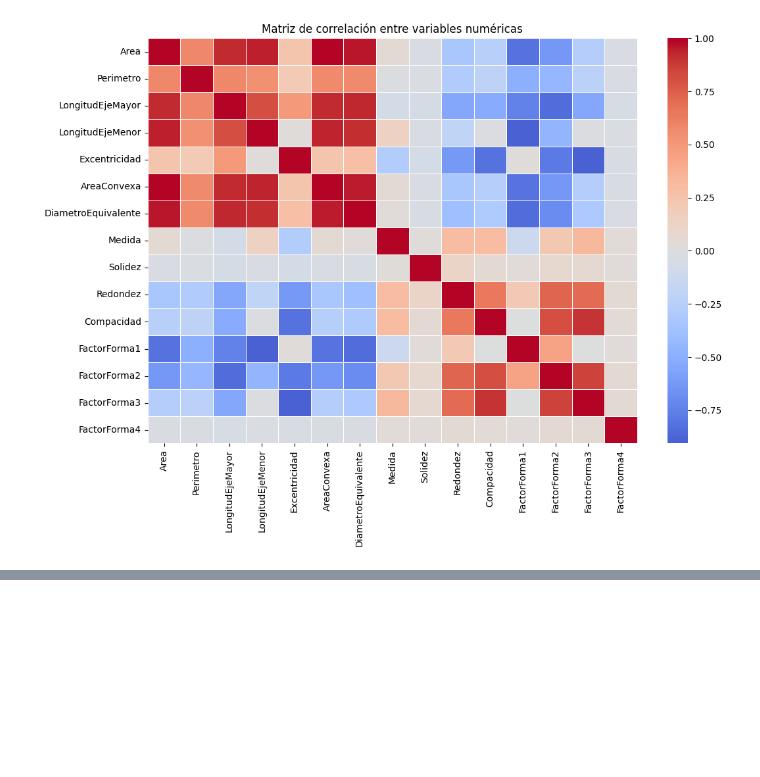
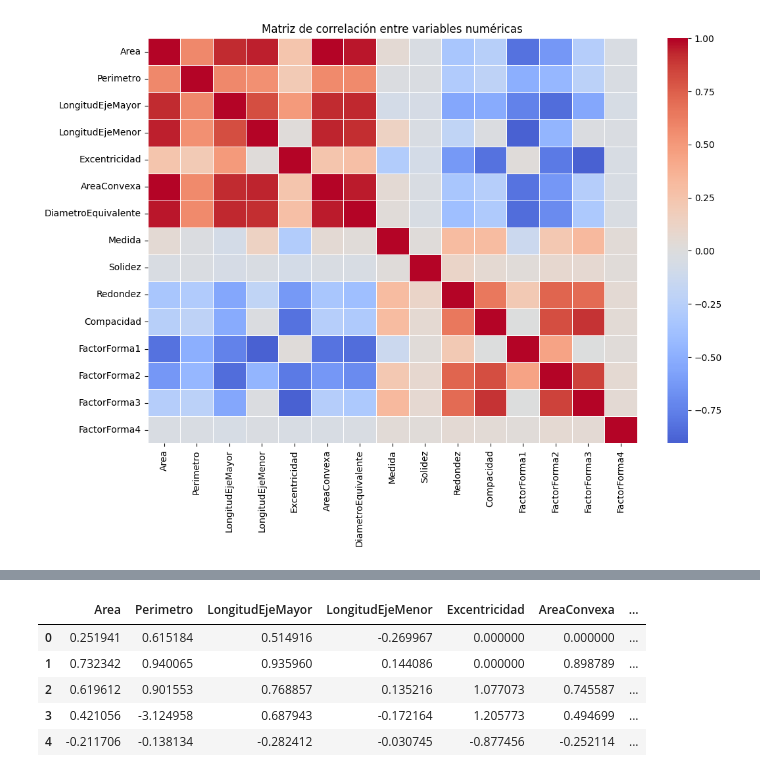
Before and after one commit to LuigiEnLaCasa/LaboratoriosBI, a Jupyter notebook: Laboratorio2/lab2.ipynb, the cells around one changed output, grey strips where cells are left out. Saved outputs shown, nothing was run; the diff lists cells and outputs as text; code cells hidden in the pictures; blank space fills up the shorter version.

```diff
--- a/Laboratorio2/lab2.ipynb
+++ b/Laboratorio2/lab2.ipynb
@@ -428,0 +713,7 @@ plt.show()
+# %%
+# Pasar a valor absoluto todas las columnas que no deberían ser negativas
+cleanData[num_cols] = cleanData[num_cols].abs()
+
+# Verificar que ya no queden negativos
+negativos_post = (cleanData[num_cols] < 0).sum()
+print("Número de valores negativos después de corrección:\n", negativos_post)
@@ -428,0 +742,19 @@ plt.show()
+# %%
+# Seleccionar variables numéricas
+num_cols = cleanData.select_dtypes(include=["int64", "float64"]).columns
+
+# Crear escalador robusto
+scaler = RobustScaler()
+
+# Aplicar escalado
+cleanData[num_cols] = scaler.fit_transform(cleanData[num_cols])
+
+# Verificar resultado
+cleanData[num_cols].head()
+# %% [output]
+|  | Area | Perimetro | LongitudEjeMayor | LongitudEjeMenor | Excentricidad | AreaConvexa | ... |
+| 0 | 0.251941 | 0.615184 | 0.514916 | -0.269967 | 0.000000 | 0.000000 | ... |
+| 1 | 0.732342 | 0.940065 | 0.935960 | 0.144086 | 0.000000 | 0.898789 | ... |
+| 2 | 0.619612 | 0.901553 | 0.768857 | 0.135216 | 1.077073 | 0.745587 | ... |
+| 3 | 0.421056 | -3.124958 | 0.687943 | -0.172164 | 1.205773 | 0.494699 | ... |
+| 4 | -0.211706 | -0.138134 | -0.282412 | -0.030745 | -0.877456 | -0.252114 | ... |
```
Also changed, not shown: parts of 20 cells of this notebook.
